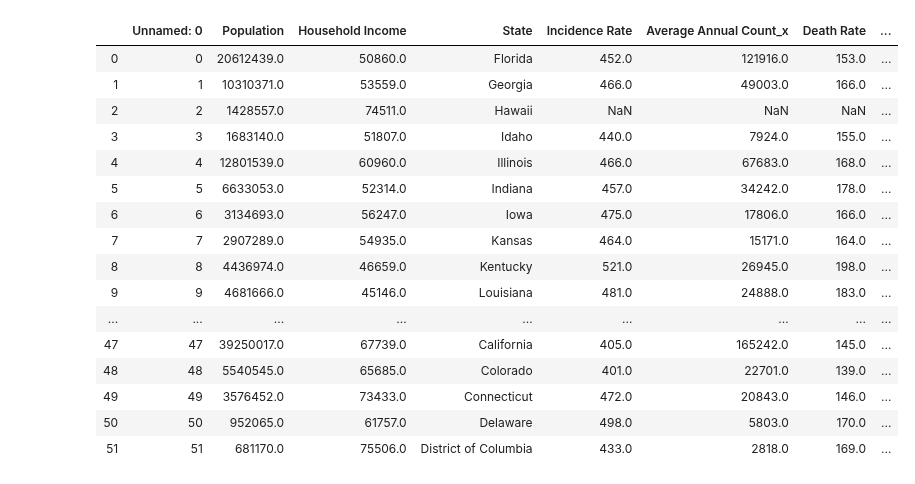
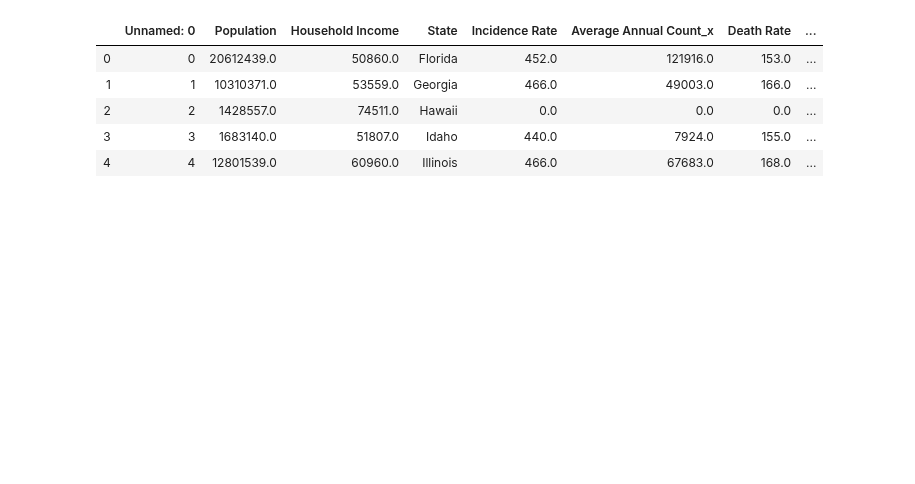
Before and after one commit to settinge/Cancer-and-Nonbiological-Variables, a Jupyter notebook: Income Correlation.ipynb, the cells around one changed output. Saved outputs shown, nothing was run; the diff lists cells and outputs as text; code cells hidden in the pictures; blank space fills up the shorter version.

```diff
--- a/Income Correlation.ipynb
+++ b/Income Correlation.ipynb
@@ -36,24 +25,12 @@ cancer_df.head()
 | 3 | New Hampshire | 484.0 | 8129.0 | 162.0 | 2718.0 | 33.0 |
 | 4 | New Jersey | 483.0 | 50921.0 | 154.0 | 16407.0 | 32.0 |
 # %%
-merged_table =pd.merge(income_df, cancer_df, how="left", on="State")#.dropna()
-#merged_table.fillna(0)
-merged_table
+merged_table =pd.merge(income_df, cancer_df, how="left", on="State").fillna(0)#.dropna()
+merged_table.head()
 # %% [output]
 |  | Unnamed: 0 | Population | Household Income | State | Incidence Rate | Average Annual Count_x | Death Rate | ... |
 | 0 | 0 | 20612439.0 | 50860.0 | Florida | 452.0 | 121916.0 | 153.0 | ... |
 | 1 | 1 | 10310371.0 | 53559.0 | Georgia | 466.0 | 49003.0 | 166.0 | ... |
-| 2 | 2 | 1428557.0 | 74511.0 | Hawaii | NaN | NaN | NaN | ... |
+| 2 | 2 | 1428557.0 | 74511.0 | Hawaii | 0.0 | 0.0 | 0.0 | ... |
 | 3 | 3 | 1683140.0 | 51807.0 | Idaho | 440.0 | 7924.0 | 155.0 | ... |
 | 4 | 4 | 12801539.0 | 60960.0 | Illinois | 466.0 | 67683.0 | 168.0 | ... |
-| 5 | 5 | 6633053.0 | 52314.0 | Indiana | 457.0 | 34242.0 | 178.0 | ... |
-| 6 | 6 | 3134693.0 | 56247.0 | Iowa | 475.0 | 17806.0 | 166.0 | ... |
-| 7 | 7 | 2907289.0 | 54935.0 | Kansas | 464.0 | 15171.0 | 164.0 | ... |
-| 8 | 8 | 4436974.0 | 46659.0 | Kentucky | 521.0 | 26945.0 | 198.0 | ... |
-| 9 | 9 | 4681666.0 | 45146.0 | Louisiana | 481.0 | 24888.0 | 183.0 | ... |
-| ... | ... | ... | ... | ... | ... | ... | ... | ... |
-| 47 | 47 | 39250017.0 | 67739.0 | California | 405.0 | 165242.0 | 145.0 | ... |
-| 48 | 48 | 5540545.0 | 65685.0 | Colorado | 401.0 | 22701.0 | 139.0 | ... |
-| 49 | 49 | 3576452.0 | 73433.0 | Connecticut | 472.0 | 20843.0 | 146.0 | ... |
-| 50 | 50 | 952065.0 | 61757.0 | Delaware | 498.0 | 5803.0 | 170.0 | ... |
-| 51 | 51 | 681170.0 | 75506.0 | District of Columbia | 433.0 | 2818.0 | 169.0 | ... |
```
Also changed, not shown: parts of 5 cells of this notebook.
